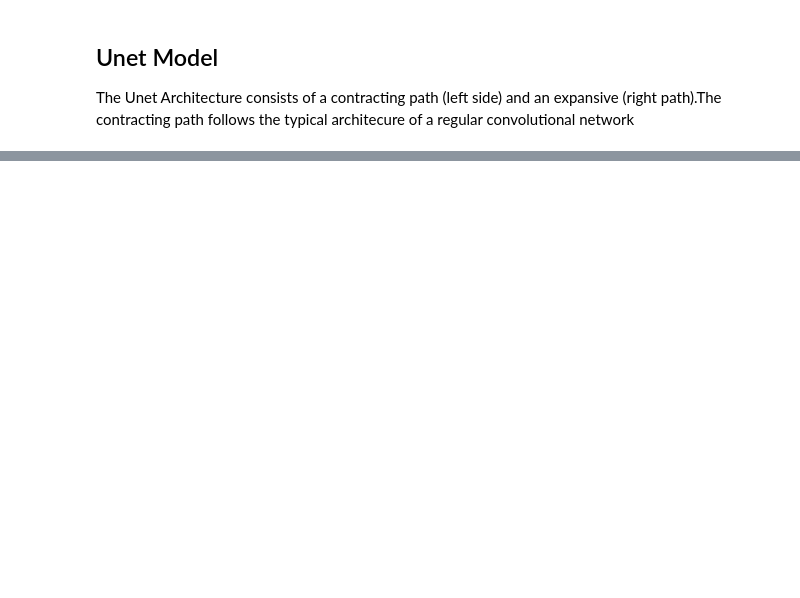
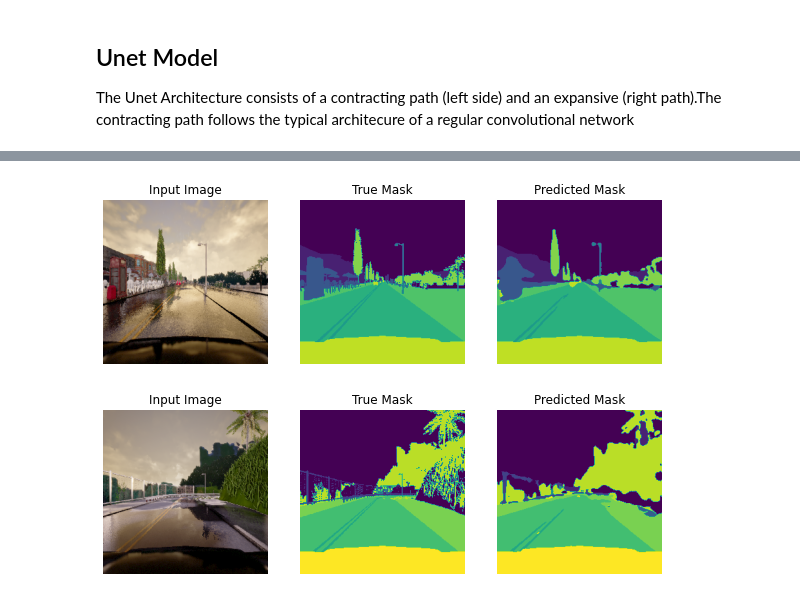
Before and after one commit to david-adewoyin/UNet, a Jupyter notebook: unet.ipynb, the cells around one changed output, grey strips where cells are left out. Cells and saved outputs as stored; diff of their text form; code cells hidden in the pictures; blank space fills up the shorter version.

```diff
--- a/unet.ipynb
+++ b/unet.ipynb
@@ -233,3 +247,6 @@ def show_predictions(dataset=None, num=1):
     else:
         display([sample_image, sample_mask,
              create_mask(model.predict(sample_image[tf.newaxis, ...]))])
+# %%
+show_predictions(val_dataset,num=2)
+# %% [output]
@@ -235,0 +255,2 @@ def show_predictions(dataset=None, num=1):
+[figure, added]
+[figure, added]
```
Also changed, not shown: parts of 12 cells of this notebook.
